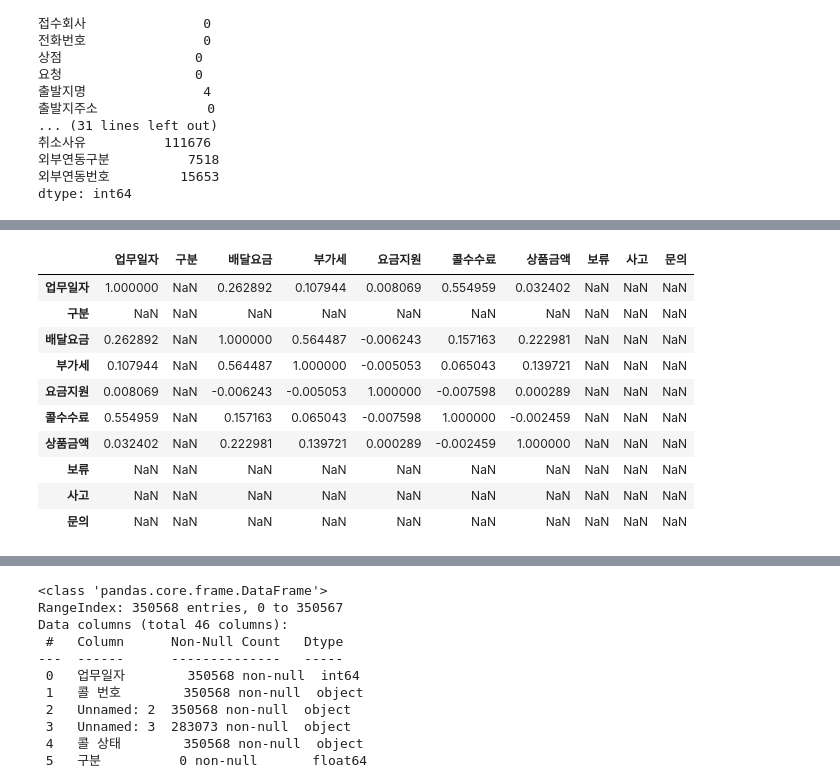
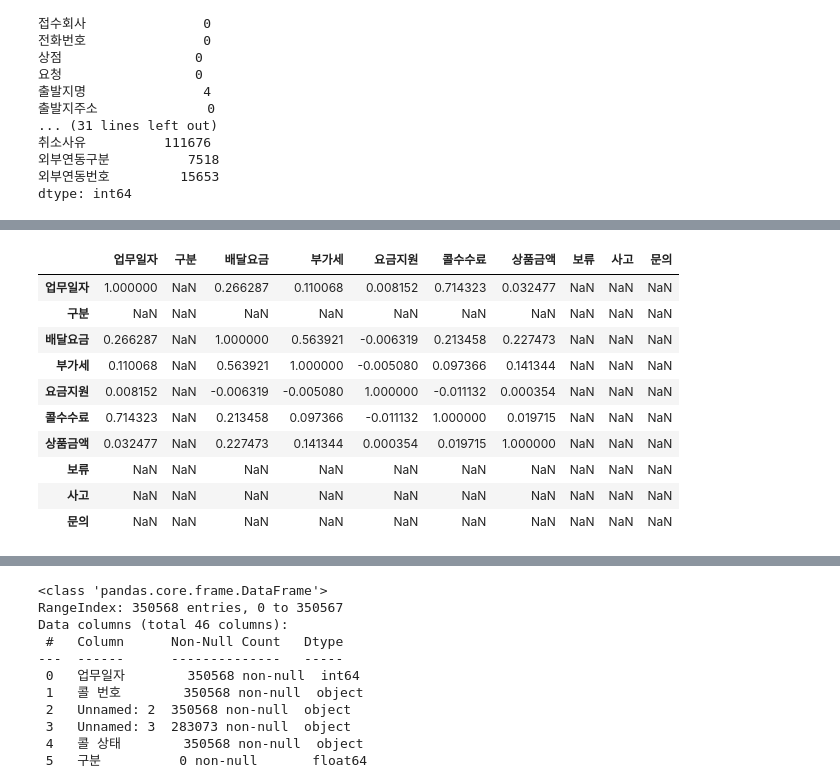
Before and after one commit to ethan528/BBS_Optimal_Position, a Jupyter notebook: EDA.ipynb, the cells around one changed output, grey strips where cells are left out. Cells and saved outputs as stored; diff of their text form; code cells hidden in the pictures.

```diff
--- a/EDA.ipynb
+++ b/EDA.ipynb
@@ -68,0 +57,3 @@ df.describe()
+# %%
+df1 = df[df['완료'].notnull()]
+df1.describe()
@@ -69,14 +70,14 @@ df.describe()
 # %%
-df.corr()
+df1.corr()
 # %% [output]
 |  | 업무일자 | 구분 | 배달요금 | 부가세 | 요금지원 | 콜수수료 | 상품금액 | 보류 | 사고 | 문의 |
-| 업무일자 | 1.000000 | NaN | 0.262892 | 0.107944 | 0.008069 | 0.554959 | 0.032402 | NaN | NaN | NaN |
+| 업무일자 | 1.000000 | NaN | 0.266287 | 0.110068 | 0.008152 | 0.714323 | 0.032477 | NaN | NaN | NaN |
 | 구분 | NaN | NaN | NaN | NaN | NaN | NaN | NaN | NaN | NaN | NaN |
-| 배달요금 | 0.262892 | NaN | 1.000000 | 0.564487 | -0.006243 | 0.157163 | 0.222981 | NaN | NaN | NaN |
-| 부가세 | 0.107944 | NaN | 0.564487 | 1.000000 | -0.005053 | 0.065043 | 0.139721 | NaN | NaN | NaN |
-| 요금지원 | 0.008069 | NaN | -0.006243 | -0.005053 | 1.000000 | -0.007598 | 0.000289 | NaN | NaN | NaN |
-| 콜수수료 | 0.554959 | NaN | 0.157163 | 0.065043 | -0.007598 | 1.000000 | -0.002459 | NaN | NaN | NaN |
-| 상품금액 | 0.032402 | NaN | 0.222981 | 0.139721 | 0.000289 | -0.002459 | 1.000000 | NaN | NaN | NaN |
+| 배달요금 | 0.266287 | NaN | 1.000000 | 0.563921 | -0.006319 | 0.213458 | 0.227473 | NaN | NaN | NaN |
+| 부가세 | 0.110068 | NaN | 0.563921 | 1.000000 | -0.005080 | 0.097366 | 0.141344 | NaN | NaN | NaN |
+| 요금지원 | 0.008152 | NaN | -0.006319 | -0.005080 | 1.000000 | -0.011132 | 0.000354 | NaN | NaN | NaN |
+| 콜수수료 | 0.714323 | NaN | 0.213458 | 0.097366 | -0.011132 | 1.000000 | 0.019715 | NaN | NaN | NaN |
+| 상품금액 | 0.032477 | NaN | 0.227473 | 0.141344 | 0.000354 | 0.019715 | 1.000000 | NaN | NaN | NaN |
 | 보류 | NaN | NaN | NaN | NaN | NaN | NaN | NaN | NaN | NaN | NaN |
 | 사고 | NaN | NaN | NaN | NaN | NaN | NaN | NaN | NaN | NaN | NaN |
 | 문의 | NaN | NaN | NaN | NaN | NaN | NaN | NaN | NaN | NaN | NaN |
```
Also changed, not shown: parts of 9 cells of this notebook.
